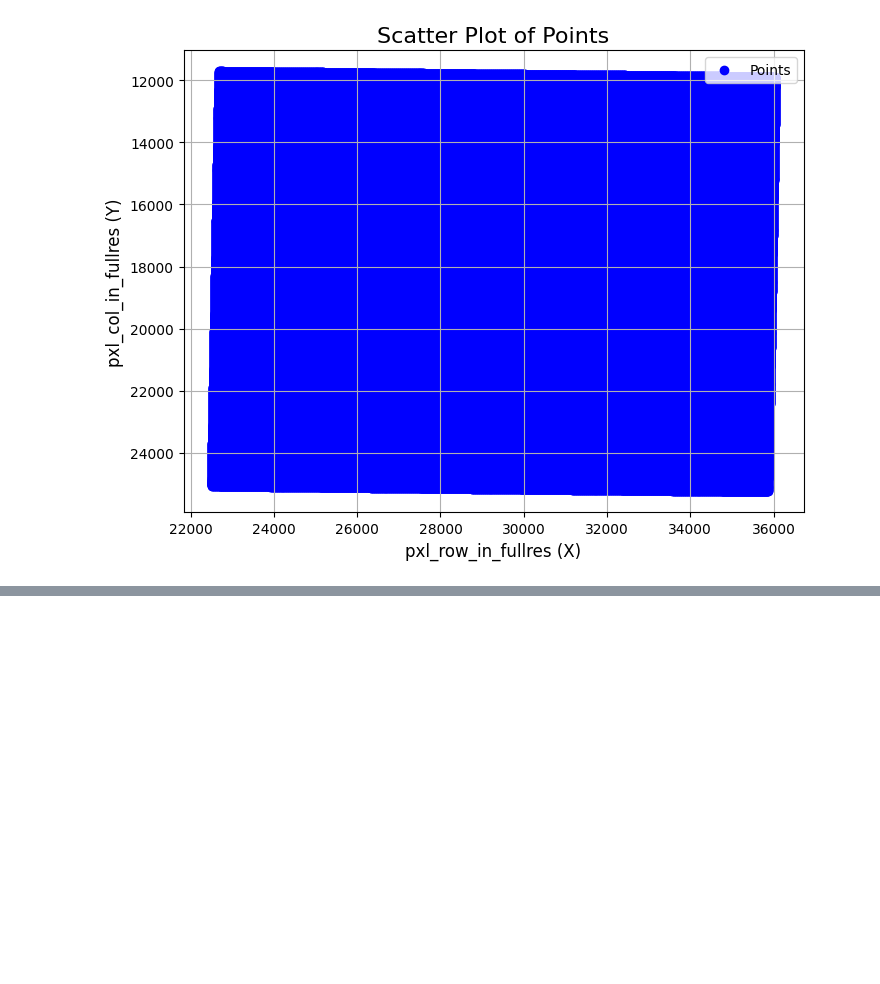
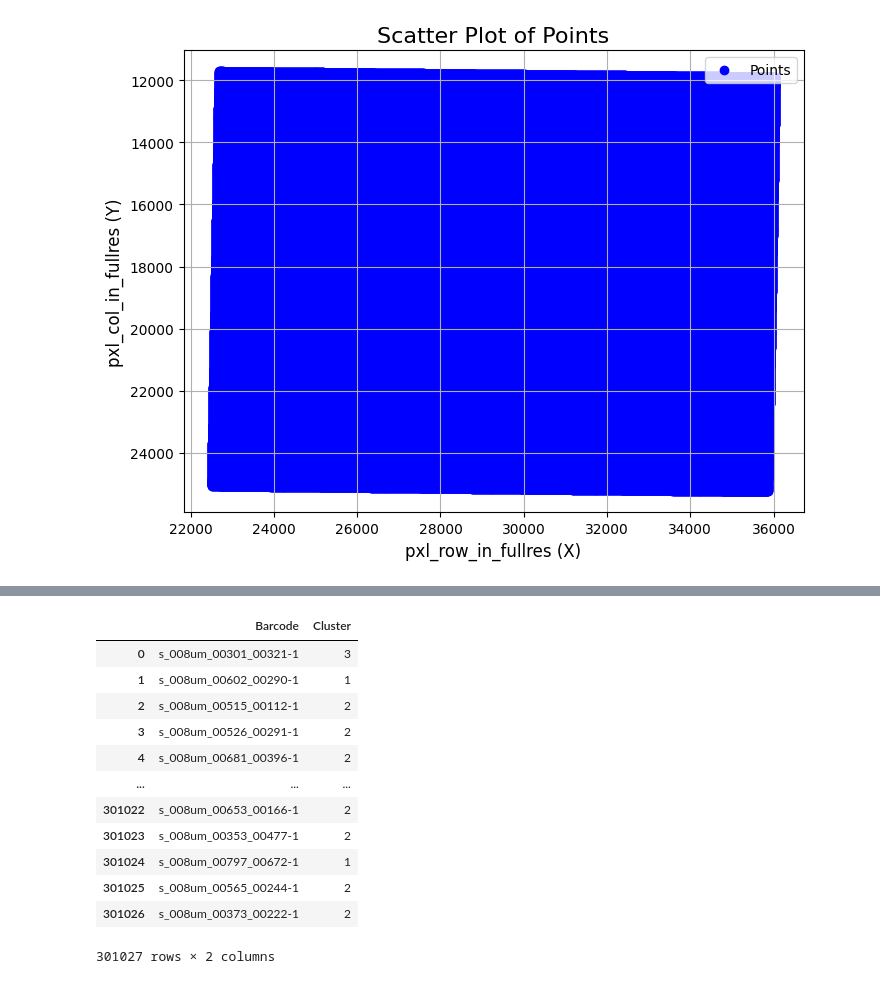
Before and after one commit to ScheWann/BioVis2025, a Jupyter notebook: New_Python/proprocess.ipynb, the cells around one changed output, grey strips where cells are left out. Cells and saved outputs as stored; diff of their text form; code cells hidden in the pictures; blank space fills up the shorter version.

```diff
--- a/New_Python/proprocess.ipynb
+++ b/New_Python/proprocess.ipynb
@@ -92,0 +112,16 @@ plt.show()
+# %%
+kmeans_df
+# %% [output]
+|  | Barcode | Cluster |
+| 0 | s_008um_00301_00321-1 | 3 |
+| 1 | s_008um_00602_00290-1 | 1 |
+| 2 | s_008um_00515_00112-1 | 2 |
+| 3 | s_008um_00526_00291-1 | 2 |
+| 4 | s_008um_00681_00396-1 | 2 |
+| ... | ... | ... |
+| 301022 | s_008um_00653_00166-1 | 2 |
+| 301023 | s_008um_00353_00477-1 | 2 |
+| 301024 | s_008um_00797_00672-1 | 1 |
+| 301025 | s_008um_00565_00244-1 | 2 |
+| 301026 | s_008um_00373_00222-1 | 2 |
+301027 rows × 2 columns
```
Also changed, not shown: parts of 3 cells of this notebook, 3 other files.
